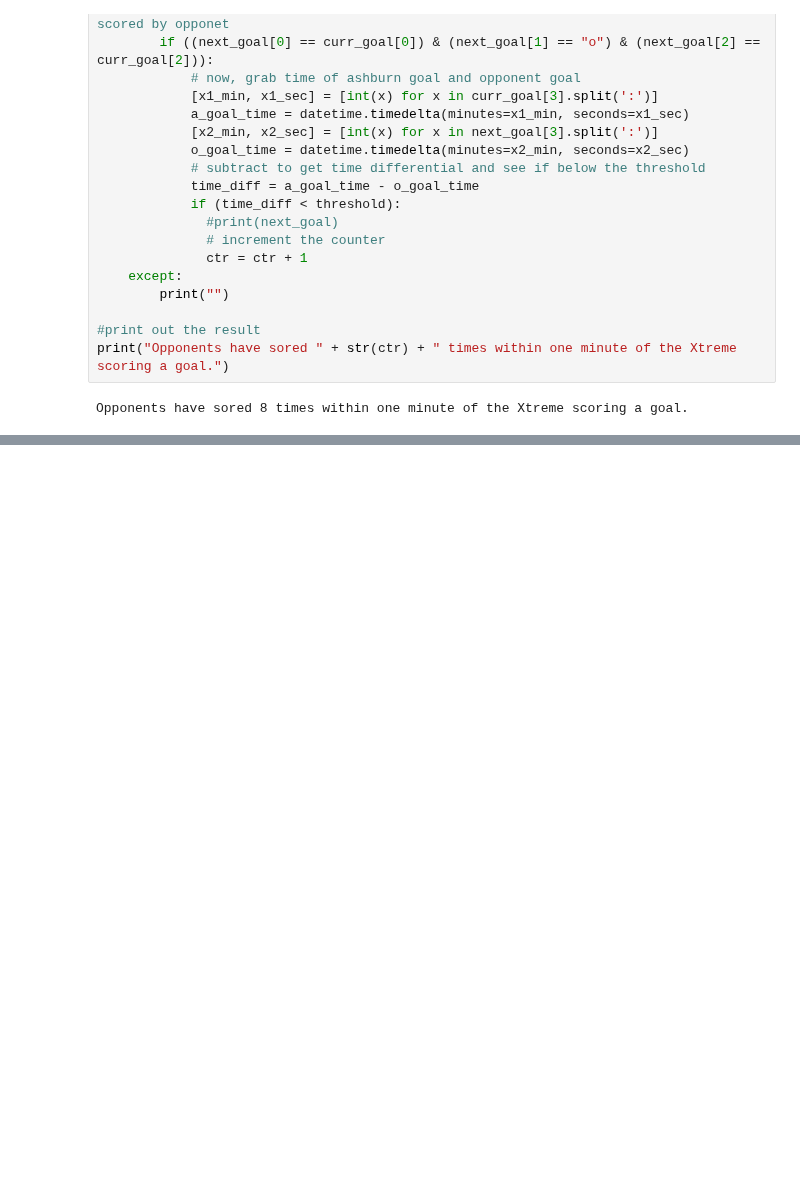
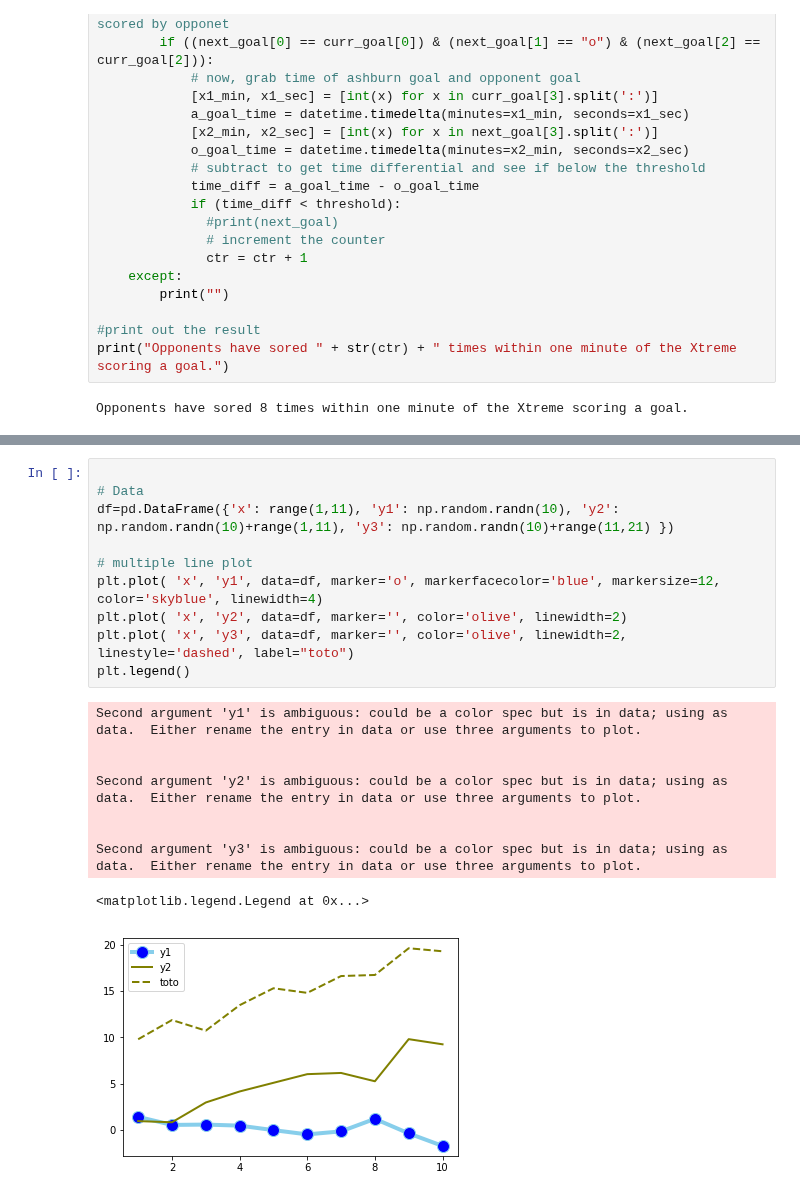
Before and after one commit to werntzp/hockey-stats, a Jupyter notebook: stats_charts.ipynb, the cells around one changed output, grey strips where cells are left out. Saved outputs shown, nothing was run; the diff lists cells and outputs as text; blank space fills up the shorter version.

```diff
--- a/stats_charts.ipynb
+++ b/stats_charts.ipynb
@@ -431,0 +447,20 @@ goal scored in under 2 minutes!
+# %%
+
+# Data
+df=pd.DataFrame({'x': range(1,11), 'y1': np.random.randn(10), 'y2': np.random.randn(10)+range(1,11), 'y3': np.random.randn(10)+range(11,21) })
+
+# multiple line plot
+plt.plot( 'x', 'y1', data=df, marker='o', markerfacecolor='blue', markersize=12, color='skyblue', linewidth=4)
+plt.plot( 'x', 'y2', data=df, marker='', color='olive', linewidth=2)
+plt.plot( 'x', 'y3', data=df, marker='', color='olive', linewidth=2, linestyle='dashed', label="toto")
+plt.legend()
+# %% [output]
+Second argument 'y1' is ambiguous: could be a color spec but is in data; using as data.  Either rename the entry in data or use three arguments to plot.
+
+
+Second argument 'y2' is ambiguous: could be a color spec but is in data; using as data.  Either rename the entry in data or use three arguments to plot.
+
+
+Second argument 'y3' is ambiguous: could be a color spec but is in data; using as data.  Either rename the entry in data or use three arguments to plot.
+<matplotlib.legend.Legend at 0x...>
+[figure, added]
```
Also changed, not shown: parts of 13 cells of this notebook.
